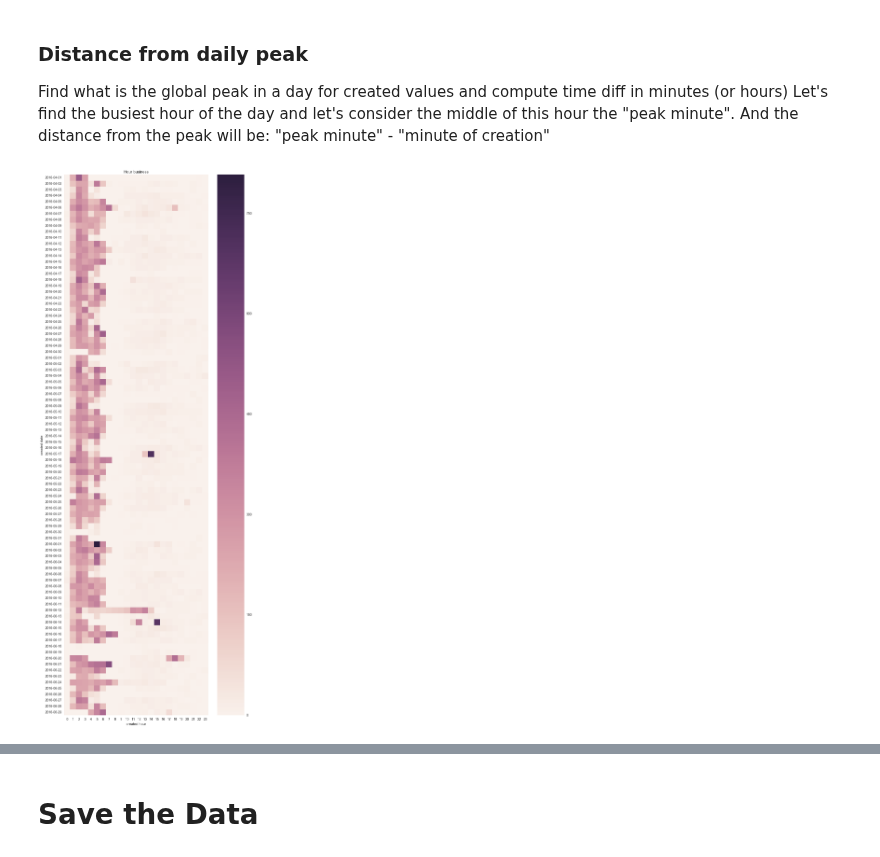
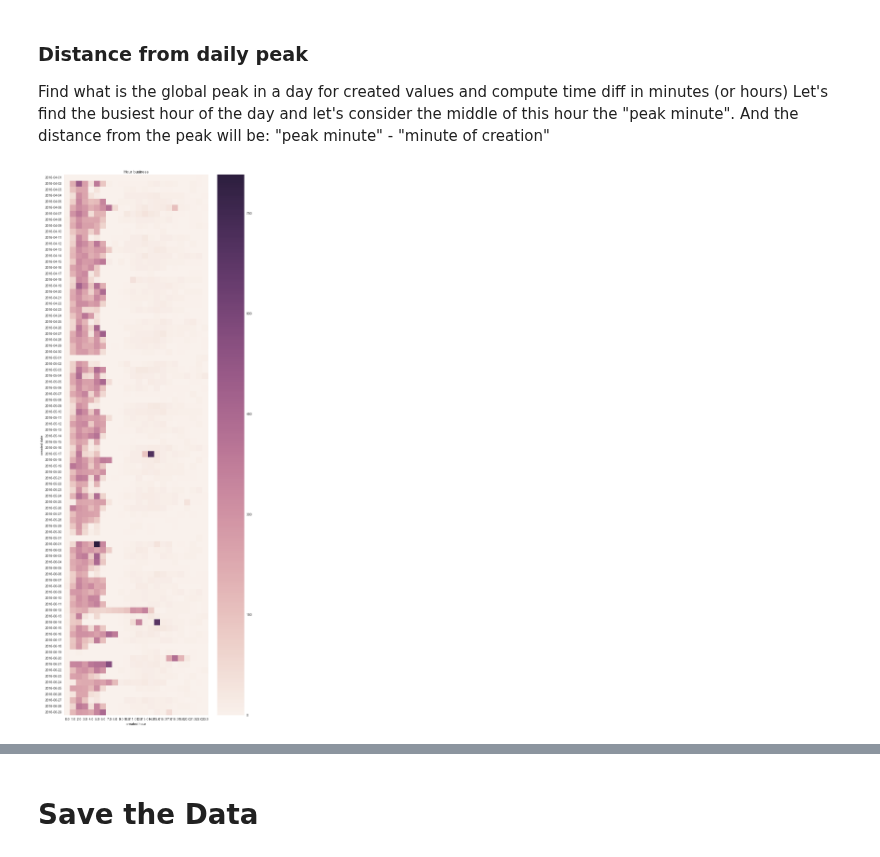
Before and after one commit to csizsek/kaggle-2s-rental-inq, a Jupyter notebook: 104_created.ipynb, the cells around one changed output, grey strips where cells are left out. Cells and saved outputs as stored; diff of their text form; code cells hidden in the pictures.

```diff
--- a/104_created.ipynb
+++ b/104_created.ipynb
@@ -43,6 +43,6 @@ print len(d)
 # %% [output]
 124011
 # %%
-d.loc[:, 'created_utc'] = d.created.map(lambda x: x.tz_localize('utc'))
-d.loc[:, 'created_local_time']  = d.created_utc.map(lambda x: x.tz_convert('US/Eastern'))
-d[['created', 'created_local_time']].head()
+# d.loc[:, 'created_utc'] = d.created.map(lambda x: x.tz_localize('utc'))
+# d.loc[:, 'created_local_time']  = d.created_utc.map(lambda x: x.tz_convert('US/Eastern'))
+# d[['created', 'created_local_time']].head()
@@ -105,23 +77,22 @@ d.head()
    * created_minute
    * created_minute_of_the_day
 # %%
-#created_month
+d.loc[:, 'created_month'] = d['created'].map(lambda x: x.month)
 
-d.loc[:, 'created_month'] = d['created'].map(lambda x: x.month)
-# created_day_of_month
 d.loc[:, 'created_day_of_month'] = d['created'].map(lambda x: x.day)
-# created_dow
+
 d.loc[:, 'created_dow'] = d['created'].map(lambda x: x.dayofweek)
-# created_hour
-d.loc[:, 'created_hour'] = d['created'].map(lambda x: x.hour)
-# created_minute
-d.loc[:, 'created_minute'] = d['created'].map(lambda x: x.minute)
-# created_minute
-d.loc[:, 'created_minute_of_the_day'] = d['created'].map(lambda x: 60 * x.hour + x.minute )
-# created_minute
-d.loc[:, 'created_date'] = d.created_local_time.map(lambda x: x.date())
-# created_hour_of_dataset
+
+d.loc[:, 'created_hour'] = d['created'].map(lambda x: x.hour).astype(float64)
+
+d.loc[:, 'created_minute'] = d['created'].map(lambda x: x.minute).astype(float64)
+
+d.loc[:, 'created_minute_of_the_day'] = d['created'].map(lambda x: 60 * x.hour + x.minute ).astype(float64)
+
+#d.loc[:, 'created_date'] = d.created_local_time.map(lambda x: x.date())
+
 exp_start = datetime.datetime(2016, 4, 1)
-d.loc[:, 'created_hour_of_dataset'] = d.created.apply(lambda x: ((x - exp_start).days * 24 + ((x - exp_start).seconds / 3600)))
+d.loc[:, 'created_hour_of_dataset'] = d.created.apply(lambda x: (
+        (x - exp_start).days * 24 + ((x - exp_start).seconds / 3600))).astype(float64)
 d.head()
 # %% [output]
@@ -140,17 +121,17 @@ Let's find the busiest hour of the day and let's consider the middle of this hou
 And the distance from the peak will be:
 "peak minute" - "minute of creation"
 # %%
-created_date = d.created_local_time.map(lambda x: x.date())
+created_date = d.created.map(lambda x: x.date())
 busy_hours_per_day = pd.crosstab(created_date, d['created_hour'])
 
 plt.figure(figsize=(10, 30))
 ax = sns.heatmap(
         data=busy_hours_per_day)
 _ = ax.set_xlabel('created hour')
 _ = ax.set_ylabel('created date')
 _ = ax.set_title('Hour business')
 # %% [output]
-[figure, old version]
+[figure, new version]
 # %%
 peak_hours = busy_hours_per_day.idxmax(axis=1).to_dict()
 def distance_from_peak(created):
```
Also changed, not shown: parts of 11 cells of this notebook, 4 other files.
